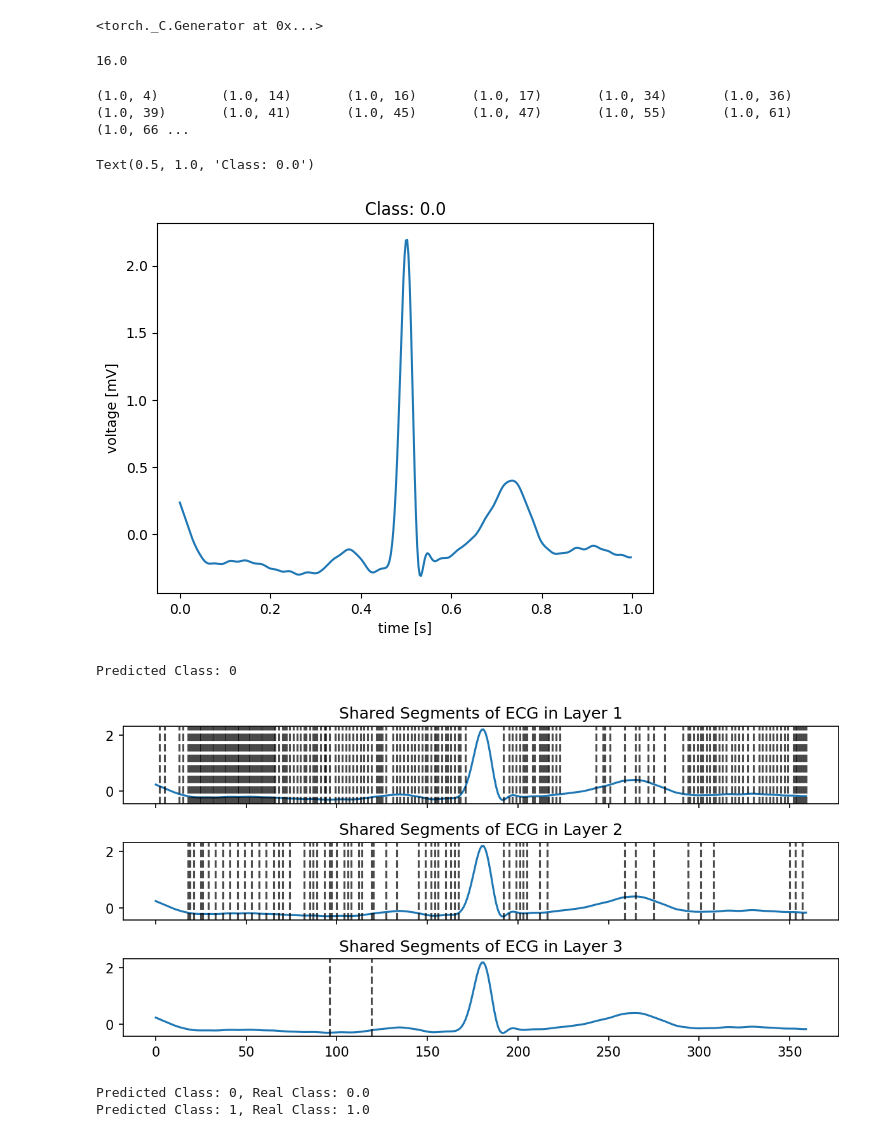
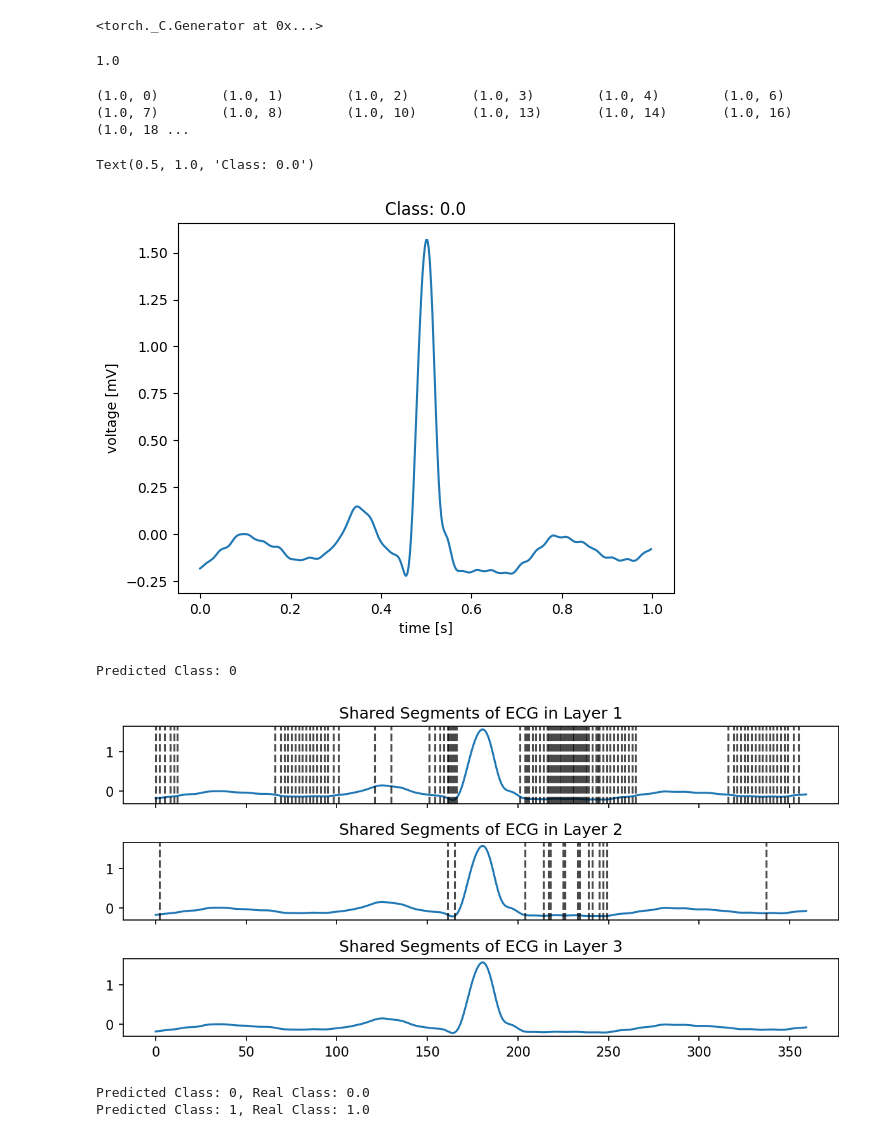
Before and after one commit to rahulpemmaraju/arrhythmia_detection, a Jupyter notebook: visualize_hsnn.ipynb, the cells around one changed output. Saved outputs shown, nothing was run; the diff lists cells and outputs as text; code cells hidden in the pictures.

```diff
--- a/visualize_hsnn.ipynb
+++ b/visualize_hsnn.ipynb
@@ -34,8 +34,8 @@ torch.manual_seed(seed)
 # Configure dataset
 binary = True
 dataset_configs = {
-    "data_file": "/Users/rahul/Documents/Milstein_lab/arrhythmia_detection/beat_neurokit_1.hdf5",
-    "metadata": "/Users/rahul/Documents/Milstein_lab/arrhythmia_detection/beat_neurokit_1.csv",
+    "data_file": "/Users/rahul/Documents/Milstein_lab/arrhythmia_detection/beats/data.hdf5",
+    "metadata": "/Users/rahul/Documents/Milstein_lab/arrhythmia_detection/beats/data.csv",
     "train_prop": 0.6,
     "val_prop": 0.2,
     "test_prop": 0.2,
@@ -50,7 +50,7 @@ train_dataset, val_dataset, test_dataset = train_test_val_split(**dataset_config
 train_mean, train_std = get_dataset_statistics(train_dataset)
 encoder = Current_Encoder(train_mean, train_std)
 # %%
-model_name = 'optimized_threelayer_hsnn_32_64_lif'
+model_name = 'hgrsnn'
 weight_folder = '../remote_weights_OLD/model_weights'
 model_weight = 's_2_optimized_threelayer_hsnn_32_64_lif'
 with open('nested_configs/hgrsnn_config.yaml', 'r') as file:
@@ -66,7 +66,7 @@ val_loader = torch.utils.data.DataLoader(val_dataset, batch_size=128)
 threshold = metrics.get_threshold(model, val_loader, encoder, fix_sensitivity=True)
 print(threshold)
 # %% [output]
-16.0
+1.0
 # %%
 for i in range(len(test_dataset)):
     w, l = test_dataset.__getitem__(i)
@@ -74,20 +74,18 @@ for i in range(len(test_dataset)):
     if l[0] != 0:
         print(f'({l[0]}, {i})', end='\t')
 # %% [output]
-(1.0, 4)        (1.0, 14)       (1.0, 16)       (1.0, 17)       (1.0, 34)       (1.0, 36)       (1.0, 39)       (1.0, 41)       (1.0, 45)       (1.0, 47)       (1.0, 55)       (1.0, 61)       (1.0, 66 ...
+(1.0, 0)        (1.0, 1)        (1.0, 2)        (1.0, 3)        (1.0, 4)        (1.0, 6)        (1.0, 7)        (1.0, 8)        (1.0, 10)       (1.0, 13)       (1.0, 14)       (1.0, 16)       (1.0, 18 ...
 # %%
-waveform, label = test_dataset.__getitem__(6)
-# 5 is really good normal
-# 14 is really good abnormal
+waveform, label = test_dataset.__getitem__(9)
 
 ts = np.arange(len(waveform)) / 360
 plt.plot(ts, waveform);
 plt.xlabel('time [s]')
 plt.ylabel('voltage [mV]');
 plt.title(f'Class: {label[0]}')
 # %% [output]
 Text(0.5, 1.0, 'Class: 0.0')
-[figure, old version]
+[figure, new version]
 # %%
 with torch.no_grad():
     waveform_for_model = encoder.encode(waveform.unsqueeze(0))
@@ -134,5 +132,5 @@ ax3.set_title('Shared Segments of ECG in Layer 3')
 
 fig.tight_layout()
 # %% [output]
-[figure, old version]
+[figure, new version]
 # %%
```
Also changed, not shown: parts of 13 cells of this notebook, 32 other files.
